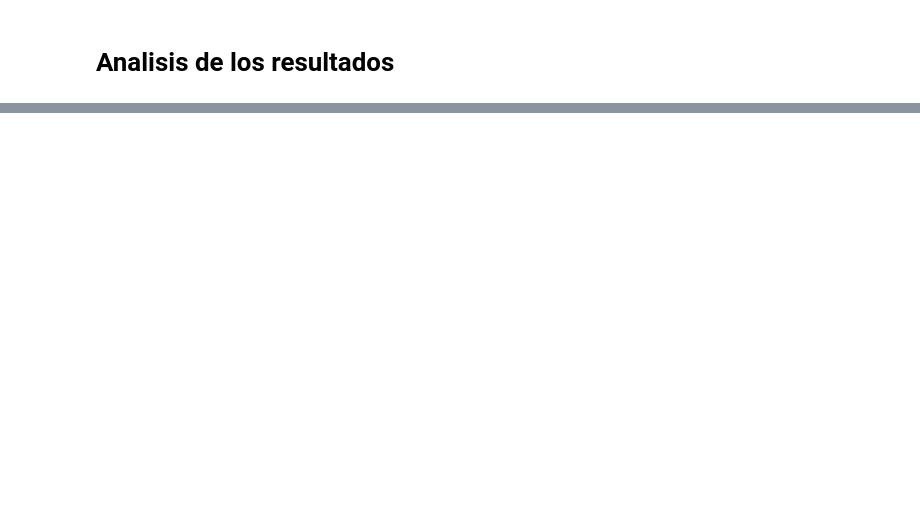
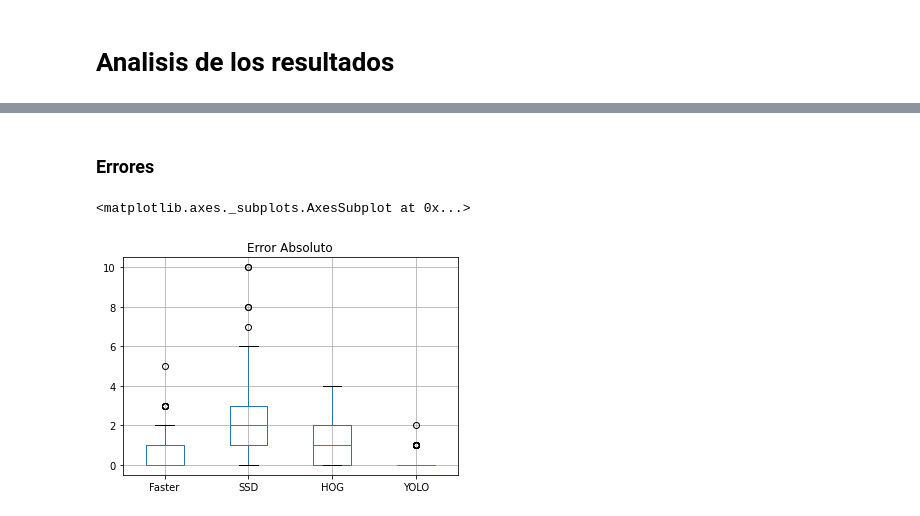
Before and after one commit to lesterbogran/comparativa-deteccion-personas, a Jupyter notebook: tfm_inferencias_comparativa.ipynb, the cells around one changed output, grey strips where cells are left out. Cells and saved outputs as stored; diff of their text form; code cells hidden in the pictures; blank space fills up the shorter version.

```diff
--- a/tfm_inferencias_comparativa.ipynb
+++ b/tfm_inferencias_comparativa.ipynb
@@ -720,0 +733,15 @@ plt.show()
+# %% [markdown]
+### Errores
+# %%
+abs_error = pd.DataFrame.from_records(inferencias)
+abs_error['Faster'] = np.abs(abs_error["Faster"] - abs_error["GT"])
+abs_error['SSD'] = np.abs(abs_error["SSD"] - abs_error["GT"])
+abs_error['HOG'] = np.abs(abs_error["HOG"] - abs_error["GT"])
+abs_error['YOLO'] = np.abs(abs_error["YOLO"] - abs_error["GT"])
+
+
+plt.title("Error Absoluto")
+abs_error[['Faster', 'SSD', 'HOG', 'YOLO']].boxplot()
+# %% [output]
+<matplotlib.axes._subplots.AxesSubplot at 0x...>
+[figure, added]
```
Also changed, not shown: parts of 43 cells of this notebook.
